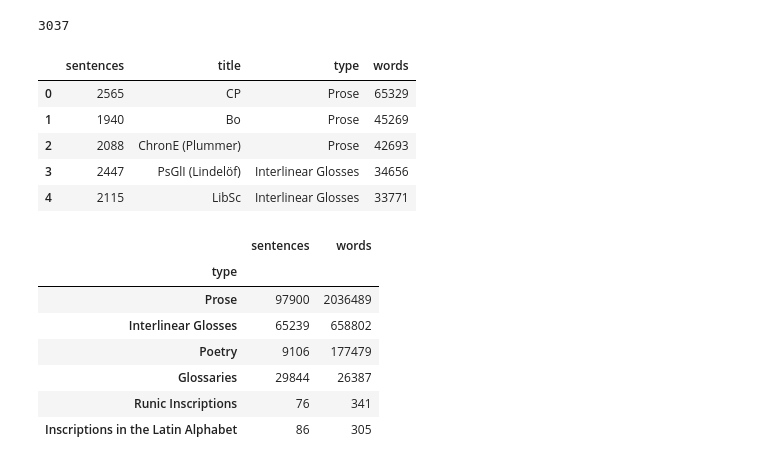
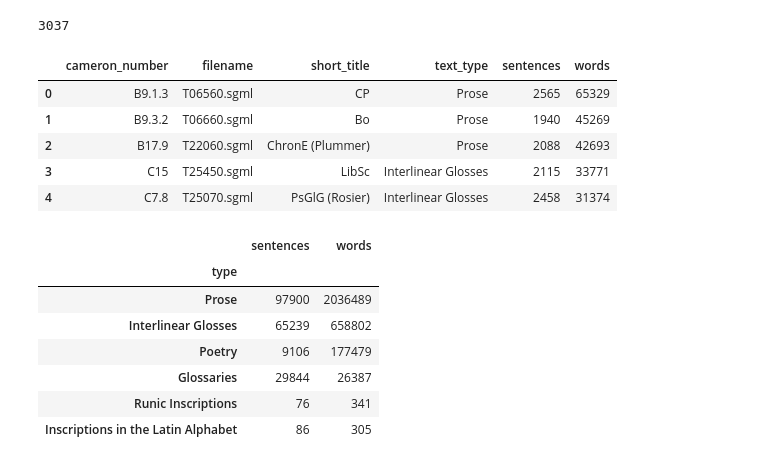
Before and after one commit to chadmorgan/OldEnglishPoetryCorpus, a Jupyter notebook: TorontoCorpora/DOEC_exploration.ipynb, the cells around one changed output. Saved outputs shown, nothing was run; the diff lists cells and outputs as text; code cells hidden in the pictures.

```diff
--- a/TorontoCorpora/DOEC_exploration.ipynb
+++ b/TorontoCorpora/DOEC_exploration.ipynb
@@ -264,15 +264,20 @@ for i in range(len(texts)):
     text_dict["type"].append(text_types[i])
 # %%
 text_metadata = pd.DataFrame(text_dict)
+text_metadata = text_list.merge(text_metadata[['title','sentences','words']]
+                                ,left_on='short_title',right_on='title')
+text_metadata = text_metadata[['cameron_number','filename','short_title'
+                              ,'text_type','sentences','words']]
+text_metadata.to_csv(path+'DOEC_text_metadata.csv',index=False)
 text_metadata = text_metadata.sort_values('words',ascending=False).reset_index(drop=True)
 text_metadata.head()
 # %% [output]
-|  | sentences | title | type | words |
-| 0 | 2565 | CP | Prose | 65329 |
-| 1 | 1940 | Bo | Prose | 45269 |
-| 2 | 2088 | ChronE (Plummer) | Prose | 42693 |
-| 3 | 2447 | PsGlI (Lindelöf) | Interlinear Glosses | 34656 |
-| 4 | 2115 | LibSc | Interlinear Glosses | 33771 |
+|  | cameron_number | filename | short_title | text_type | sentences | words |
+| 0 | B9.1.3 | T06560.sgml | CP | Prose | 2565 | 65329 |
+| 1 | B9.3.2 | T06660.sgml | Bo | Prose | 1940 | 45269 |
+| 2 | B17.9 | T22060.sgml | ChronE (Plummer) | Prose | 2088 | 42693 |
+| 3 | C15 | T25450.sgml | LibSc | Interlinear Glosses | 2115 | 33771 |
+| 4 | C7.8 | T25070.sgml | PsGlG (Rosier) | Interlinear Glosses | 2458 | 31374 |
 # %%
 text_metadata.groupby('type')['sentences','words'].sum().sort_values('words',ascending=False)
 # %% [output]
```
Also changed, not shown: 4 other files.
